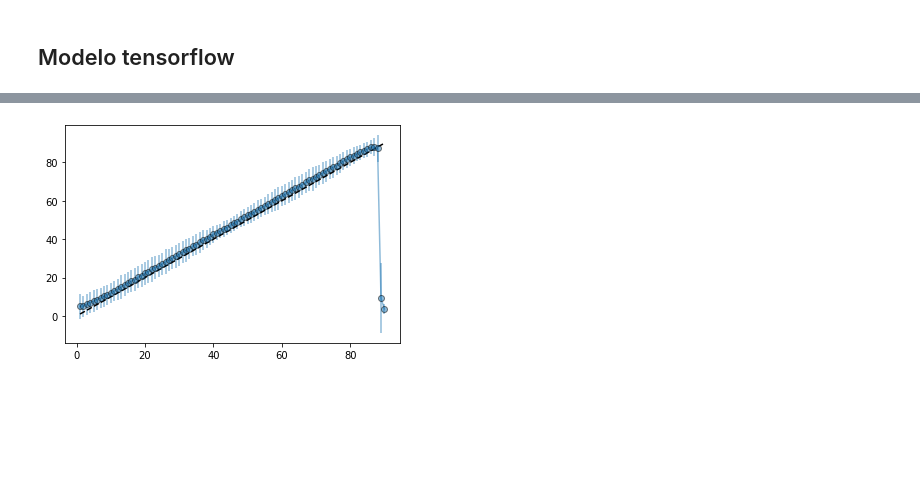
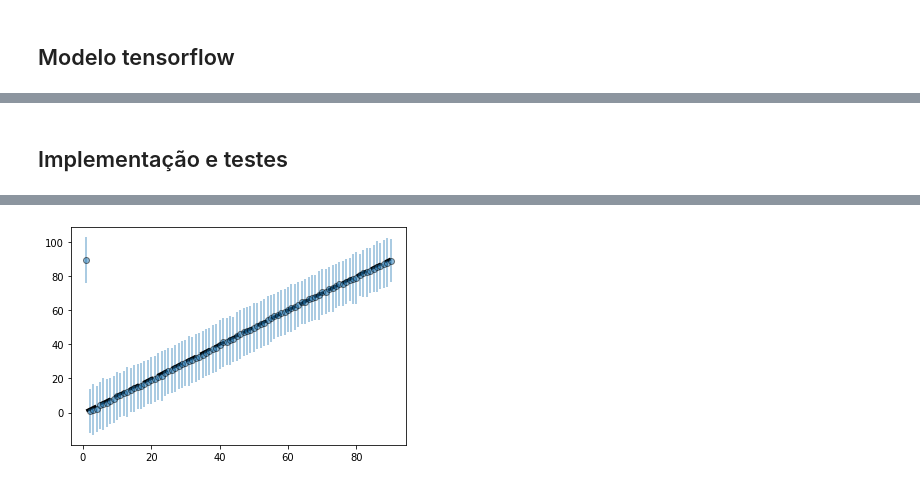
Before and after one commit to JairoSSantos/PAC-project, a Jupyter notebook: cnn/notebooks/scale-detection.ipynb, the cells around one changed output, grey strips where cells are left out. Drawn from its saved outputs; the diff is of its cells as text; code cells hidden in the pictures; blank space fills up the shorter version.

```diff
--- a/cnn/notebooks/scale-detection.ipynb
+++ b/cnn/notebooks/scale-detection.ipynb
@@ -218,17 +209,18 @@ angle = 15
 # %%
-T3 = 2.5e-3
+angle = 15
+beta = 3e-3
 
 fig = plt.figure(figsize=(9, 3))
 
 I = rotate(img, angle, mode='reflect')
 fft2d = FFT2(I)
-L = fft2d > fft2d.max()*T3
+L = fft2d > fft2d.max()*beta
 
 fig.add_subplot(131)
 vs.plot_image(I, cmap='gray')
 
 fig.add_subplot(132)
-vs.plot_image(fft2d, cmap='magma', vmax=fft2d.max()*T3)
+vs.plot_image(fft2d, cmap='magma', vmax=fft2d.max()*beta)
 
 fig.add_subplot(133)
 vs.plot_image(L, cmap='binary')
@@ -267,20 +259,23 @@ Erro: 17.36%
+# %% [markdown]
+## Implementação e testes
 # %%
-def find_slope(img, t=25e-4):
+def find_slope(img, beta=2.5e-3):
     fft2d = FFT2(img)
-    L = fft2d > fft2d.max()*t
-    X, Y = np.meshgrid(
-        np.fft.fftshift(np.fft.fftfreq(img.shape[1], 1)),
-        np.fft.fftshift(np.fft.fftfreq(img.shape[0], 1))
-    )
-    H = 90 - np.degrees(np.arctan2(Y[L], X[L]))%90
-    return stats.cauchy.fit(H)
+    loc = fft2d > fft2d.max()*beta
+    X = np.arange(-img.shape[1]//2, img.shape[1]//2)
+    Y = np.arange(-img.shape[0]//2, img.shape[0]//2)
+    X, Y = np.meshgrid(X, Y)
+    H = 90 - np.degrees(np.arctan2(Y[loc], X[loc]))%90
+    return stats.circmean(H, low=0, high=90), stats.circstd(H, low=0, high=90) #stats.laplace_asymmetric.fit(H)[-2:]
 # %%
 At = np.arange(1, 91)
-A = np.stack([find_slope(rotate(img, a, mode='constant')) for a in At])
+
+%time A = np.stack([find_slope(rotate(img, a, mode='reflect')) for a in At])
 
 fig, ax = plt.subplots()
-ax.errorbar(At, A[:, 0], A[:, 1], alpha=0.5, marker='o', markeredgecolor='k')
-ax.plot(At, At, 'k--')
-#ax.set_aspect('equal')
+
+ax.errorbar(At, A[:, 0], A[:, 1], fmt='o', alpha=0.5, markeredgecolor='k')
+ax.plot(At, At, 'k--', lw=3)
+
 plt.show()
 # %% [output]
@@ -287 +284 @@ plt.show()
-[figure, old version]
+[figure, new version]
```
Also changed, not shown: parts of 24 cells of this notebook, 1 other file.
